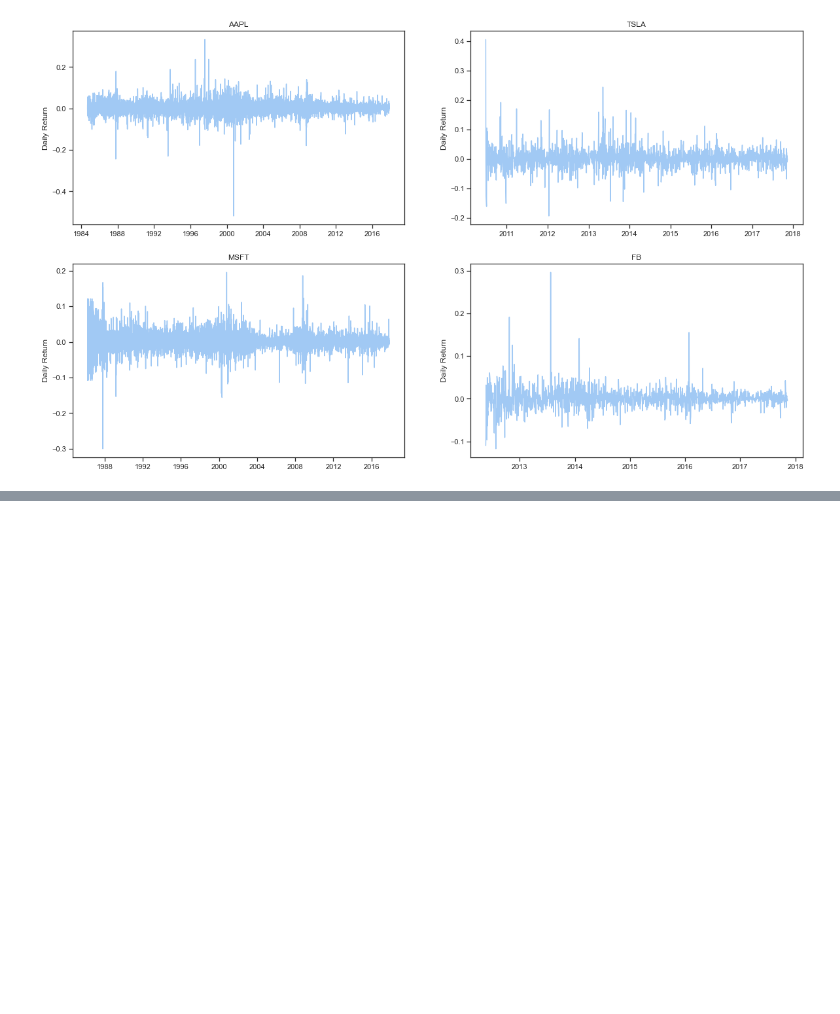
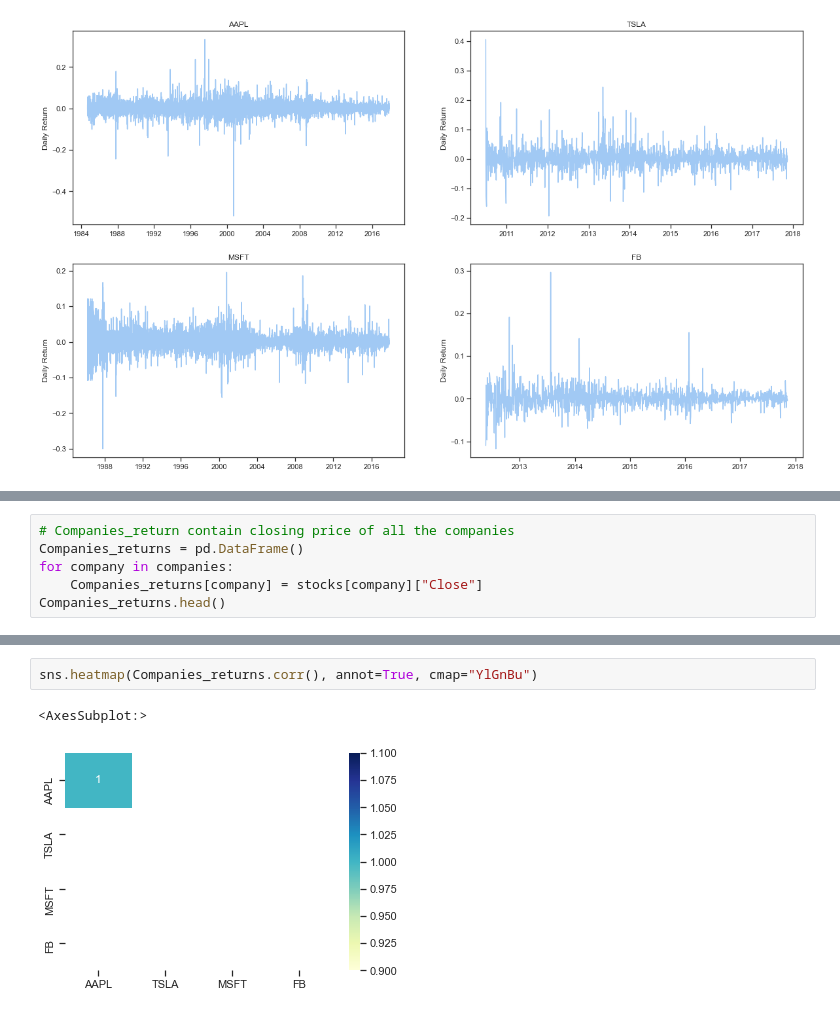
Before and after one commit to DaiVo20/Stock-Price-Prediction, a Jupyter notebook: DS102_02.ipynb, the cells around one changed output, grey strips where cells are left out. Drawn from its saved outputs; the diff is of its cells as text; blank space fills up the shorter version.

Commit message:
data preprocessing finishes temporarily

```diff
--- a/DS102_02.ipynb
+++ b/DS102_02.ipynb
@@ -140,0 +165,6 @@ for index, key in enumerate(companies):
+# %%
+# Companies_return contain closing price of all the companies
+Companies_returns = pd.DataFrame()
+for company in companies:
+    Companies_returns[company] = stocks[company]["Close"]
+Companies_returns.head()
@@ -140,0 +189,5 @@ for index, key in enumerate(companies):
+# %%
+sns.heatmap(Companies_returns.corr(), annot=True, cmap="YlGnBu")
+# %% [output]
+<AxesSubplot:>
+[figure, added]
```
Also changed, not shown: parts of 7 cells of this notebook.
